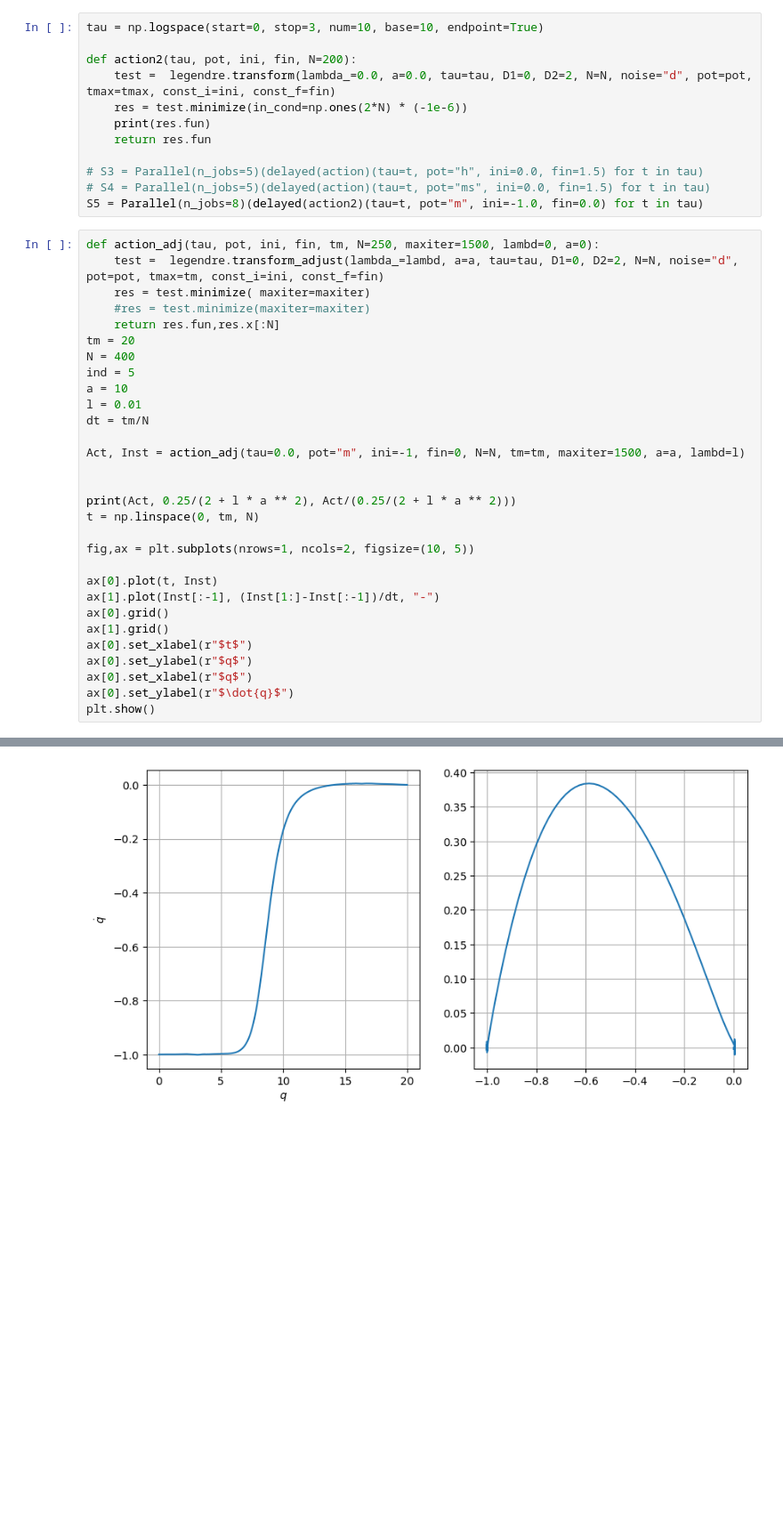
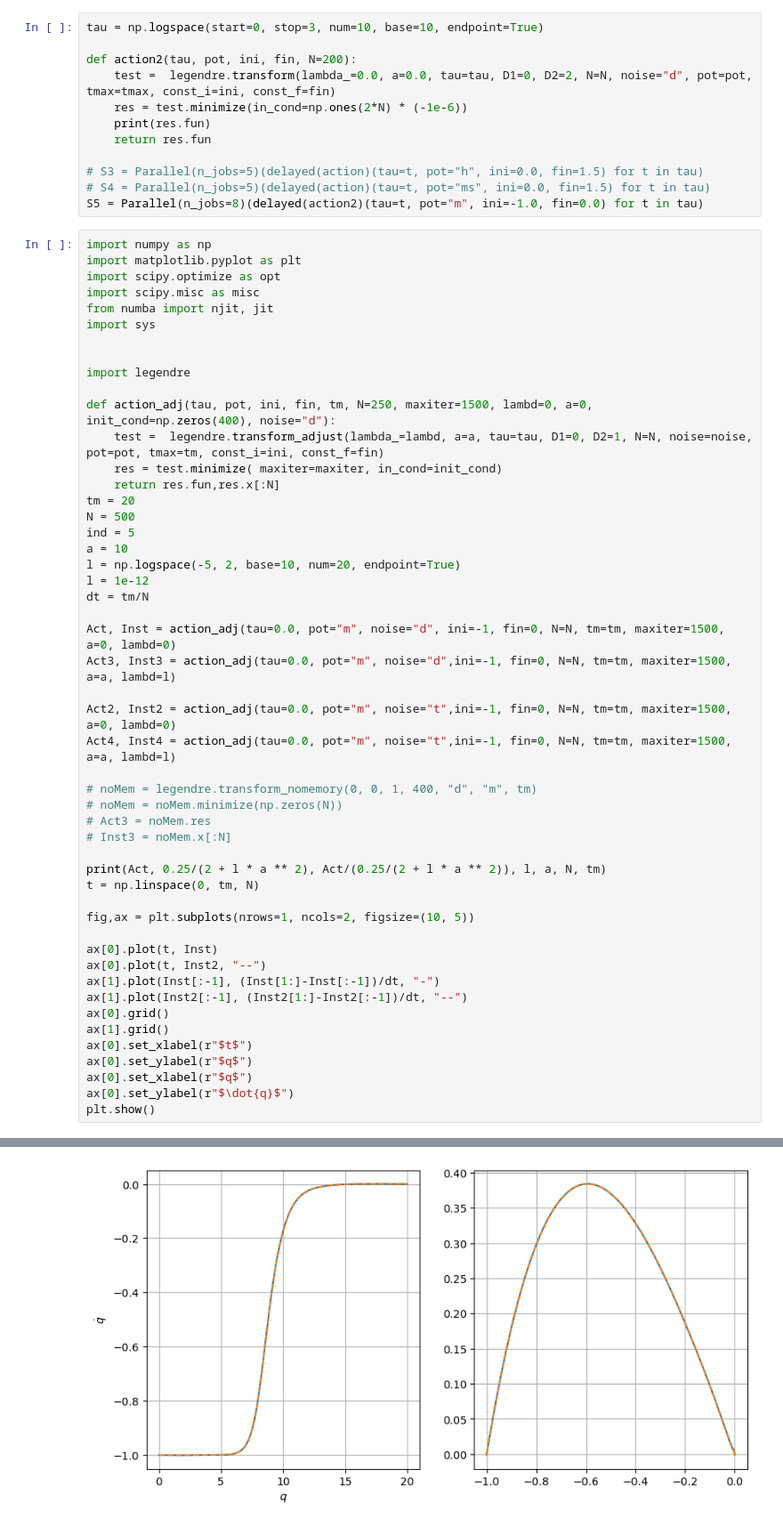
Before and after one commit to larstors/Internship, a Jupyter notebook: numerics/output.ipynb, the cells around one changed output, grey strips where cells are left out. Shown at 89% size. Saved outputs shown, nothing was run; the diff lists cells and outputs as text; blank space fills up the shorter version.

```diff
--- a/numerics/output.ipynb
+++ b/numerics/output.ipynb
@@ -554,28 +503,48 @@ def action2(tau, pot, ini, fin, N=200):
 # S4 = Parallel(n_jobs=5)(delayed(action)(tau=t, pot="ms", ini=0.0, fin=1.5) for t in tau)
 S5 = Parallel(n_jobs=8)(delayed(action2)(tau=t, pot="m", ini=-1.0, fin=0.0) for t in tau)
 # %%
-def action_adj(tau, pot, ini, fin, tm, N=250, maxiter=1500, lambd=0, a=0):
-    test =  legendre.transform_adjust(lambda_=lambd, a=a, tau=tau, D1=0, D2=2, N=N, noise="d", pot=pot, tmax=tm, const_i=ini, const_f=fin)
-    res = test.minimize( maxiter=maxiter)
-    #res = test.minimize(maxiter=maxiter)
+import numpy as np
+import matplotlib.pyplot as plt
+import scipy.optimize as opt
+import scipy.misc as misc
+from numba import njit, jit
+import sys
+
+
+import legendre
+
+def action_adj(tau, pot, ini, fin, tm, N=250, maxiter=1500, lambd=0, a=0, init_cond=np.zeros(400), noise="d"):
+    test =  legendre.transform_adjust(lambda_=lambd, a=a, tau=tau, D1=0, D2=1, N=N, noise=noise, pot=pot, tmax=tm, const_i=ini, const_f=fin)
+    res = test.minimize( maxiter=maxiter, in_cond=init_cond)
     return res.fun,res.x[:N]
 tm = 20
-N = 400
+N = 500
 ind = 5
 a = 10
-l = 0.01
+l = np.logspace(-5, 2, base=10, num=20, endpoint=True)
+l = 1e-12
 dt = tm/N
 
-Act, Inst = action_adj(tau=0.0, pot="m", ini=-1, fin=0, N=N, tm=tm, maxiter=1500, a=a, lambd=l)
+Act, Inst = action_adj(tau=0.0, pot="m", noise="d", ini=-1, fin=0, N=N, tm=tm, maxiter=1500, a=0, lambd=0)
+Act3, Inst3 = action_adj(tau=0.0, pot="m", noise="d",ini=-1, fin=0, N=N, tm=tm, maxiter=1500, a=a, lambd=l)
 
+Act2, Inst2 = action_adj(tau=0.0, pot="m", noise="t",ini=-1, fin=0, N=N, tm=tm, maxiter=1500, a=0, lambd=0)
+Act4, Inst4 = action_adj(tau=0.0, pot="m", noise="t",ini=-1, fin=0, N=N, tm=tm, maxiter=1500, a=a, lambd=l)
 
-print(Act, 0.25/(2 + l * a ** 2), Act/(0.25/(2 + l * a ** 2)))
+# noMem = legendre.transform_nomemory(0, 0, 1, 400, "d", "m", tm)
+# noMem = noMem.minimize(np.zeros(N))
+# Act3 = noMem.res
+# Inst3 = noMem.x[:N]
+
+print(Act, 0.25/(2 + l * a ** 2), Act/(0.25/(2 + l * a ** 2)), l, a, N, tm)
 t = np.linspace(0, tm, N)
 
 fig,ax = plt.subplots(nrows=1, ncols=2, figsize=(10, 5))
 
 ax[0].plot(t, Inst)
+ax[0].plot(t, Inst2, "--")
 ax[1].plot(Inst[:-1], (Inst[1:]-Inst[:-1])/dt, "-")
+ax[1].plot(Inst2[:-1], (Inst2[1:]-Inst2[:-1])/dt, "--")
 ax[0].grid()
 ax[1].grid()
 ax[0].set_xlabel(r"$t$")
@@ -593,4 +573,4 @@ Optimization terminated successfully    (Exit mode 0)
-[figure, old version]
+[figure, new version]
 # %%
 print(S5)
 # %% [output]
```
Also changed, not shown: parts of 3 cells of this notebook, 8 other files.
